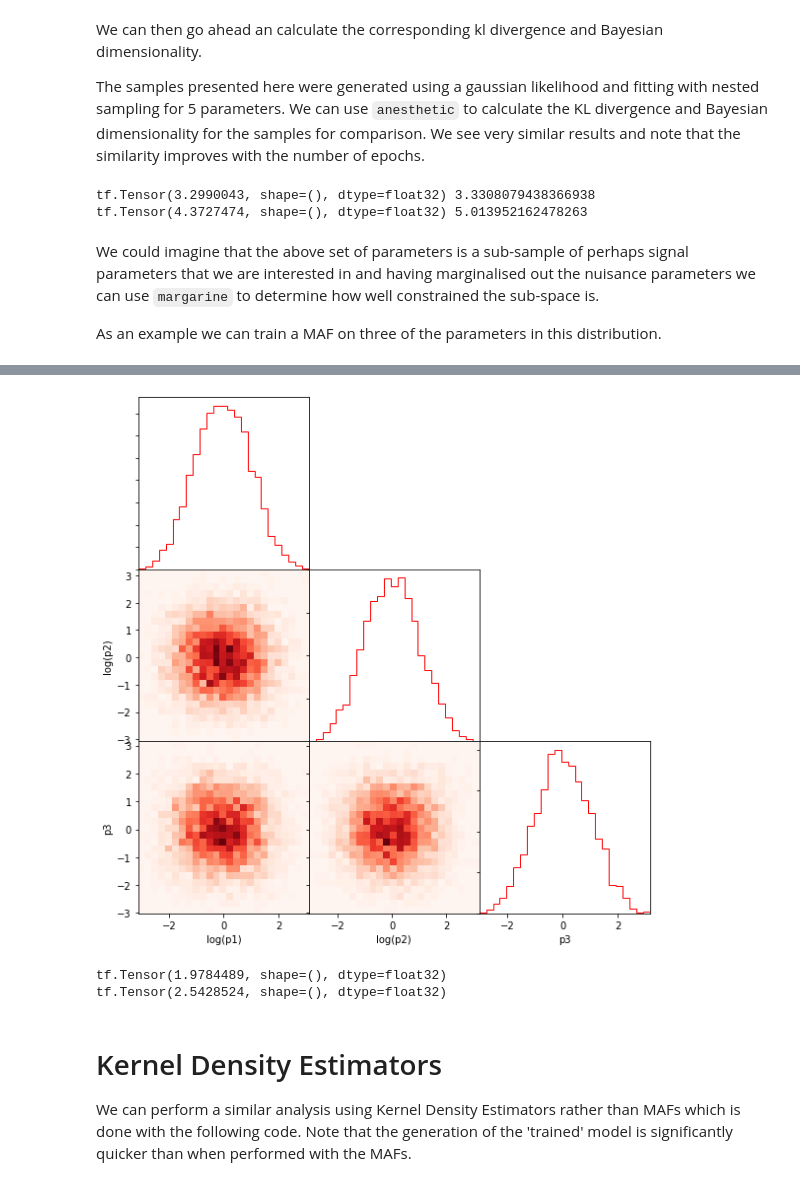
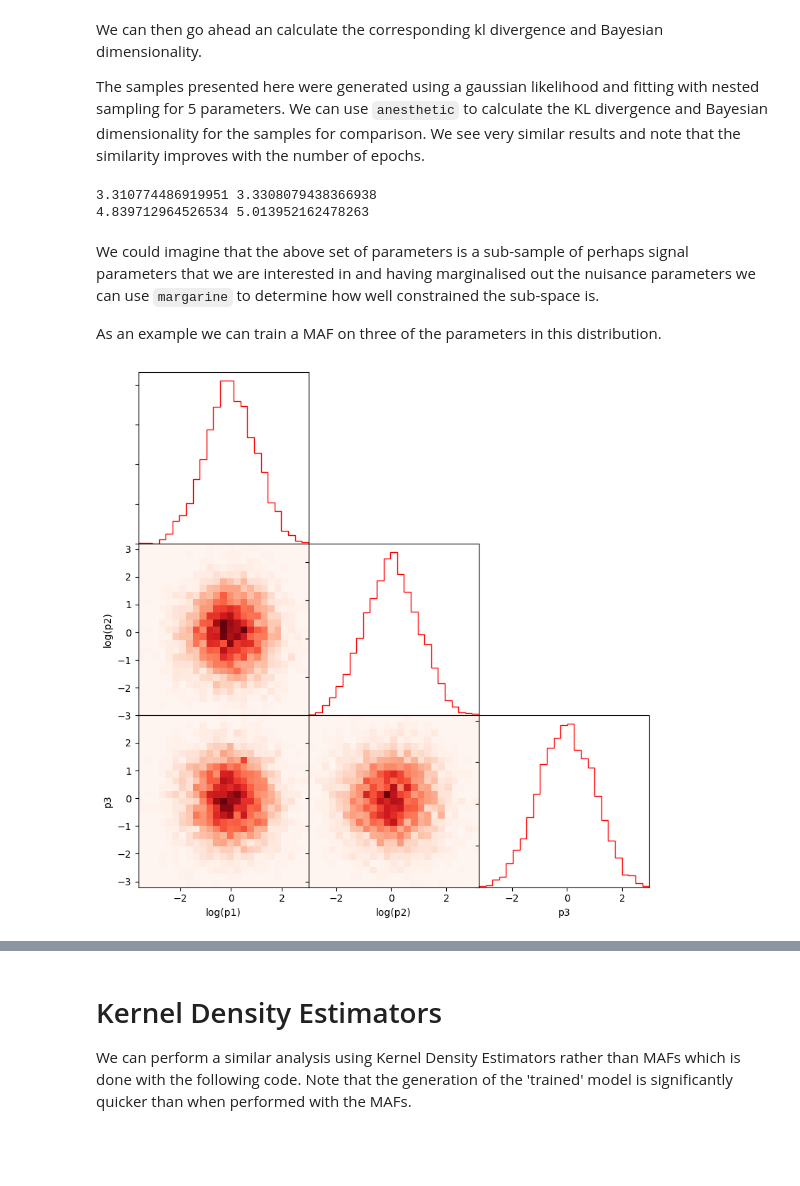
Before and after one commit to htjb/margarine, a Jupyter notebook: notebook/Tutorial.ipynb, the cells around one changed output, grey strips where cells are left out. Cells and saved outputs as stored; diff of their text form; code cells hidden in the pictures; blank space fills up the shorter version.

```diff
--- a/notebook/Tutorial.ipynb
+++ b/notebook/Tutorial.ipynb
@@ -125,14 +108,14 @@ We can then go ahead an calculate the corresponding kl divergence and Bayesian d
 
 The samples presented here were generated using a gaussian likelihood and fitting with nested sampling for 5 parameters. We can use `anesthetic` to calculate the KL divergence and Bayesian dimensionality for the samples for comparison. We see very similar results and note that the similarity improves with the number of epochs.
 # %%
-from margarine.marginal_stats import maf_calculations
+from margarine.marginal_stats import calculate
 
-stats = maf_calculations(bij, x)
-print(stats.klDiv(), samples.D())
-print(stats.bayesian_dimensionality(), samples.d())
+stats = calculate(bij).statistics()
+print(stats.iloc[0, 0], samples.D())
+print(stats.iloc[1, 0], samples.d())
 # %% [output]
-tf.Tensor(3.2990043, shape=(), dtype=float32) 3.3308079438366938
-tf.Tensor(4.3727474, shape=(), dtype=float32) 5.013952162478263
+3.310774486919951 3.3308079438366938
+4.839712964526534 5.013952162478263
 # %% [markdown]
 We could imagine that the above set of parameters is a sub-sample of perhaps signal parameters that we are interested in and having marginalised out the nuisance parameters we can use `margarine` to determine how well constrained the sub-space is.
 
@@ -140,14 +123,14 @@ As an example we can train a MAF on three of the parameters in this distribution
 # %%
 theta_reduced = theta[:, 1:-1]
 names_reduced = names[1:-1]
 
 bij = MAF(theta_reduced, weights)
 bij.train(100)
 x = bij.sample(5000)
 
 plotter(x, names_reduced, ndims=3)
 
-stats = maf_calculations(bij, x)
-print(stats.klDiv())
-print(stats.bayesian_dimensionality())
+stats = calculate(bij).statistics()
+print(stats)
 # %% [output]
+[figure, new version]
@@ -171,6 +141,3 @@ Epoch: 99 Loss: 0.00013677636
-[figure, old version]
-tf.Tensor(1.9784489, shape=(), dtype=float32)
-tf.Tensor(2.5428524, shape=(), dtype=float32)
 # %% [markdown]
 # Kernel Density Estimators
 
```
Also changed, not shown: parts of 6 cells of this notebook, 16 other files.
